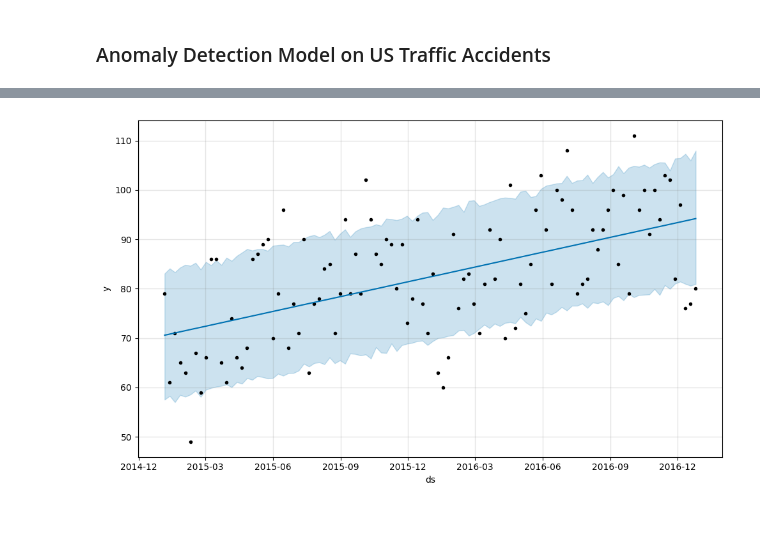
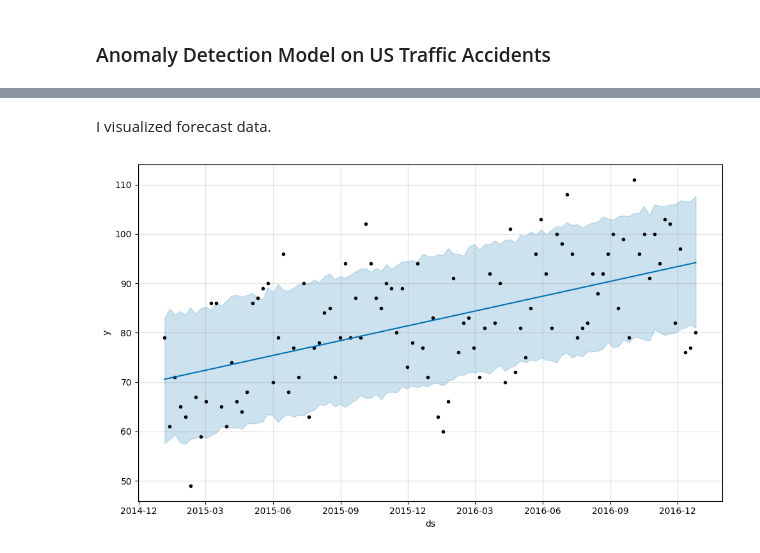
Before and after one commit to FlyinHedgehog/MAT388E-final-project, a Jupyter notebook: Final_Project.ipynb, the cells around one changed output, grey strips where cells are left out. Cells and saved outputs as stored; diff of their text form; code cells hidden in the pictures; blank space fills up the shorter version.

Commit message:
anomaly detection for US Traffic Accidents edited

```diff
--- a/Final_Project.ipynb
+++ b/Final_Project.ipynb
@@ -99,21 +20,0 @@ def plot_sunrise_sunset(city, ax):
-# %%
-def get_us_accidents_data_by_year(year):
-    s = f'bigquery-public-data.nhtsa_traffic_fatalities.accident_{year}'
-    query = f'''
-        SELECT COUNT(consecutive_number) AS num_accidents,
-               EXTRACT(DAY FROM timestamp_of_crash) AS day,
-               EXTRACT(MONTH FROM timestamp_of_crash) AS month,
-               EXTRACT(YEAR FROM timestamp_of_crash) AS year,
-               EXTRACT(DATE FROM timestamp_of_crash) AS date,
-               EXTRACT(DAYOFWEEK FROM timestamp_of_crash) AS weekday
-        FROM `{s}`
-        GROUP BY date, year, month, day, weekday
-        ORDER BY date
-        '''
-
-    client = bigquery.Client()
-
-    query_job = client.query(query)
-    accidents_by_date = query_job.to_dataframe()
-
-    return accidents_by_date
@@ -442,13 +504,15 @@ fig.update_xaxes(
 # %%
 monday_accidents = accidents_2015_2016[accidents_2015_2016['weekday'] == 2]
-monday_accidents_df = monday_accidents.reset_index()[['date', 'num_accidents']].rename({'date':'ds', 'num_accidents':'y'}, axis='columns')
+monday_accidents_df = monday_accidents.reset_index()[['date', 'accidentsCount']].rename({'date':'ds', 'accidentsCount':'y'}, axis='columns')
 
 monday_accidents_df['ds']= pd.to_datetime(monday_accidents_df['ds'])
 # %%
-m = prophet.Prophet(changepoint_range=0.75)
+forecast_model = Prophet(changepoint_range=0.75)
 
-m.fit(monday_accidents_df)
+forecast_model.fit(monday_accidents_df)
 
-future = m.make_future_dataframe(periods=7, freq='D').iloc[:104]
-forecast = m.predict(future)
+# periods = 7 because I want to skip 1 week
+# freq = 'D' I'm looking at daily data
+futures = forecast_model.make_future_dataframe(periods=7, freq='D').iloc[:104]
+forecasts = forecast_model.predict(futures)
 # %% [output]
@@ -457,5 +521,7 @@ forecast = m.predict(future)
+# %% [markdown]
+I visualized forecast data.
 # %%
-fig = m.plot(forecast)
+fig = forecast_model.plot(forecasts)
 # %% [output]
-[figure, old version]
+[figure, new version]
 # %%
```
Also changed, not shown: parts of 50 cells of this notebook.
